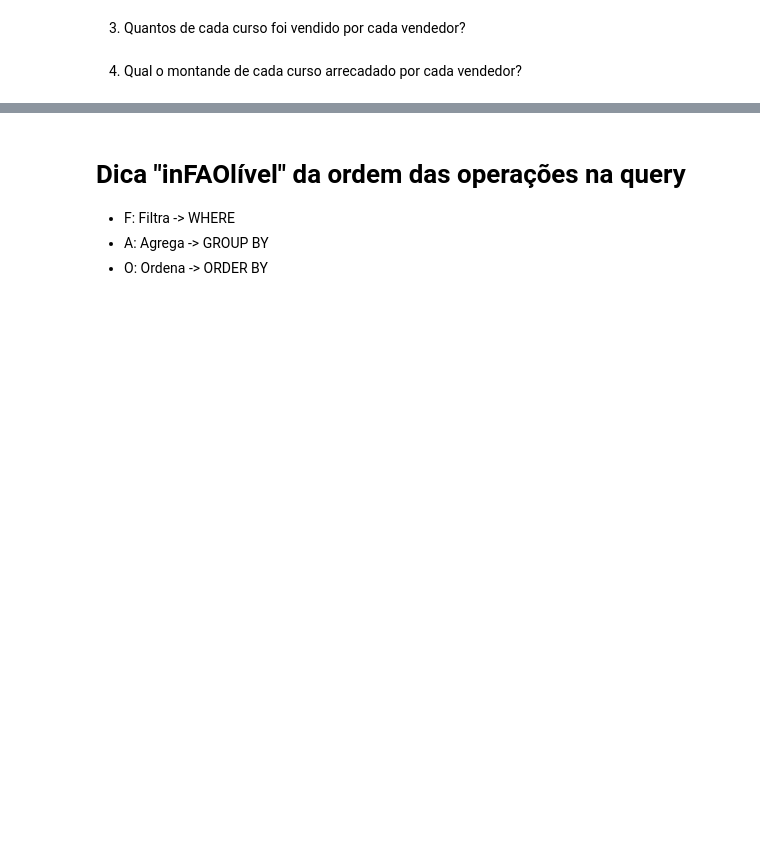
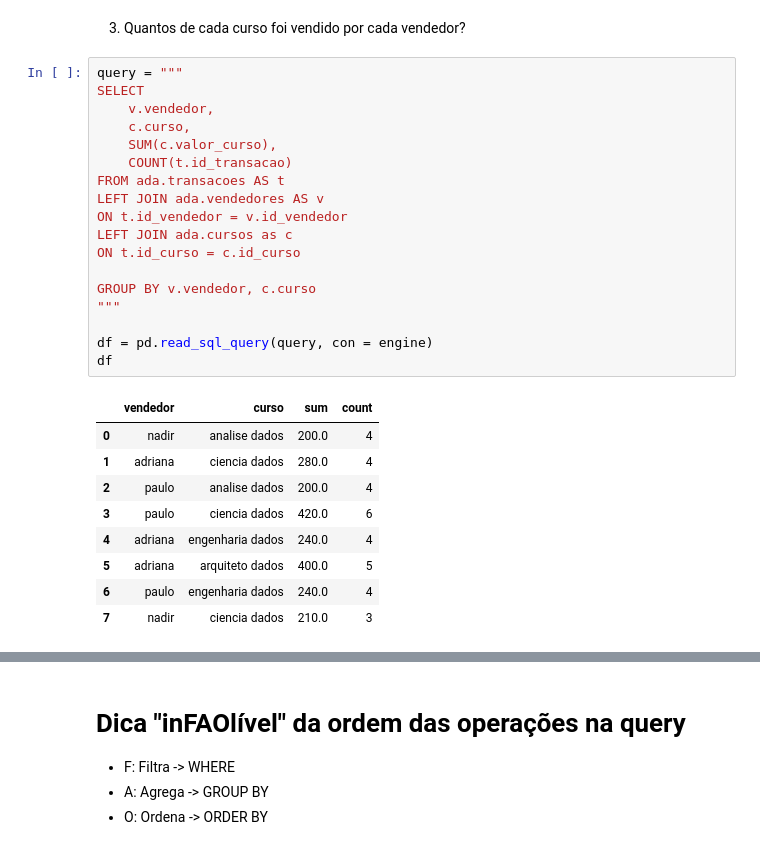
Before and after one commit to carolinarutililima/ADA_Santander, a Jupyter notebook: Banco de Dados I/aula_6.ipynb, the cells around one changed output, grey strips where cells are left out. Drawn from its saved outputs; the diff is of its cells as text; blank space fills up the shorter version.

```diff
--- a/Banco de Dados I/aula_6.ipynb
+++ b/Banco de Dados I/aula_6.ipynb
@@ -310,4 +194,30 @@ df
 # %% [markdown]
 3. Quantos de cada curso foi vendido por cada vendedor?
-# %% [markdown]
-4. Qual o montande de cada curso  arrecadado por cada vendedor?
+# %%
+query = """
+SELECT
+    v.vendedor,
+    c.curso,
+    SUM(c.valor_curso),
+    COUNT(t.id_transacao)
+FROM ada.transacoes AS t
+LEFT JOIN ada.vendedores AS v
+ON t.id_vendedor = v.id_vendedor
+LEFT JOIN ada.cursos as c
+ON t.id_curso = c.id_curso
+
+GROUP BY v.vendedor, c.curso
+"""
+
+df = pd.read_sql_query(query, con = engine)
+df
+# %% [output]
+|  | vendedor | curso | sum | count |
+| 0 | nadir | analise dados | 200.0 | 4 |
+| 1 | adriana | ciencia dados | 280.0 | 4 |
+| 2 | paulo | analise dados | 200.0 | 4 |
+| 3 | paulo | ciencia dados | 420.0 | 6 |
+| 4 | adriana | engenharia dados | 240.0 | 4 |
+| 5 | adriana | arquiteto dados | 400.0 | 5 |
+| 6 | paulo | engenharia dados | 240.0 | 4 |
+| 7 | nadir | ciencia dados | 210.0 | 3 |
```
Also changed, not shown: parts of 26 cells of this notebook, 1 other file.
